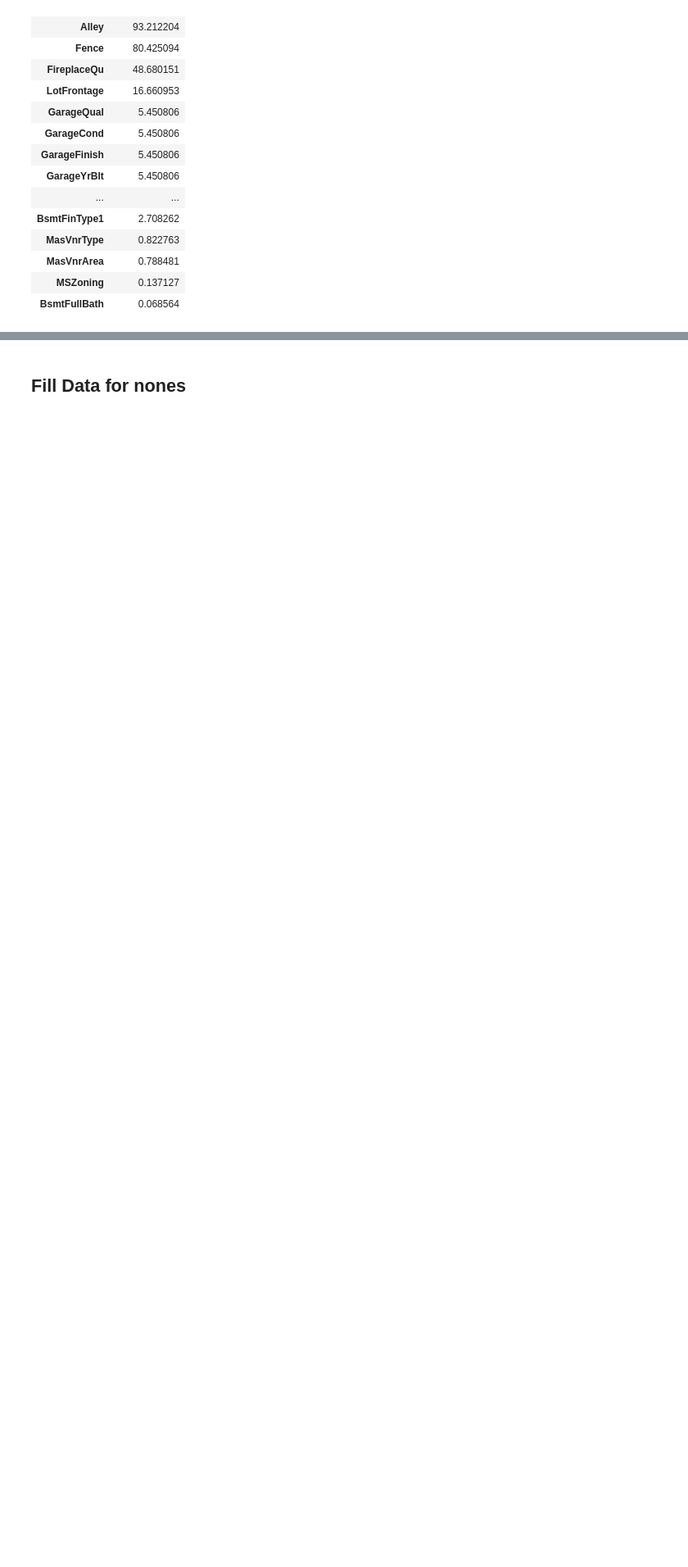
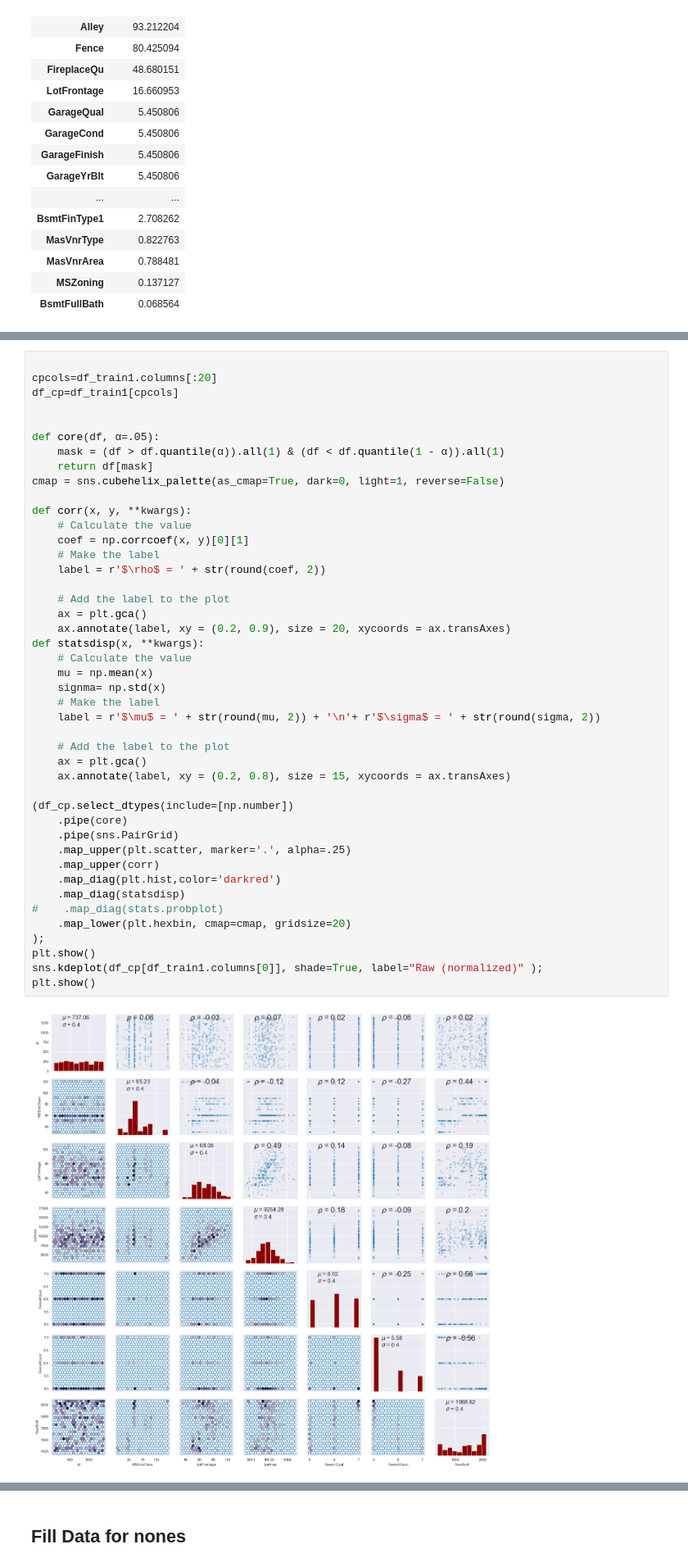
Before and after one commit to dredvard/kaggles, a Jupyter notebook: Houseprice Kaggle.ipynb, the cells around one changed output, grey strips where cells are left out. Shown at 82% size. Cells and saved outputs as stored; diff of their text form; blank space fills up the shorter version.

```diff
--- a/Houseprice Kaggle.ipynb
+++ b/Houseprice Kaggle.ipynb
@@ -173,0 +190,46 @@ sns.heatmap(corrmat, vmax=0.9, square=True)
+# %%
+
+cpcols=df_train1.columns[:20]
+df_cp=df_train1[cpcols]
+
+
+def core(df, α=.05):
+    mask = (df > df.quantile(α)).all(1) & (df < df.quantile(1 - α)).all(1)
+    return df[mask]
+cmap = sns.cubehelix_palette(as_cmap=True, dark=0, light=1, reverse=False)
+
+def corr(x, y, **kwargs):
+    # Calculate the value
+    coef = np.corrcoef(x, y)[0][1]
+    # Make the label
+    label = r'$\rho$ = ' + str(round(coef, 2))
+
+    # Add the label to the plot
+    ax = plt.gca()
+    ax.annotate(label, xy = (0.2, 0.9), size = 20, xycoords = ax.transAxes)
+def statsdisp(x, **kwargs):
+    # Calculate the value
+    mu = np.mean(x)
+    signma= np.std(x)
+    # Make the label
+    label = r'$\mu$ = ' + str(round(mu, 2)) + '\n'+ r'$\sigma$ = ' + str(round(sigma, 2))
+
+    # Add the label to the plot
+    ax = plt.gca()
+    ax.annotate(label, xy = (0.2, 0.8), size = 15, xycoords = ax.transAxes)
+
+(df_cp.select_dtypes(include=[np.number])
+    .pipe(core)
+    .pipe(sns.PairGrid)
+    .map_upper(plt.scatter, marker='.', alpha=.25)
+    .map_upper(corr)
+    .map_diag(plt.hist,color='darkred')
+    .map_diag(statsdisp)
+#    .map_diag(stats.probplot)
+    .map_lower(plt.hexbin, cmap=cmap, gridsize=20)
+);
+plt.show()
+sns.kdeplot(df_cp[df_train1.columns[0]], shade=True, label="Raw (normalized)" );
+plt.show()
+# %% [output]
+[figure, added]
```
Also changed, not shown: parts of 16 cells of this notebook.
